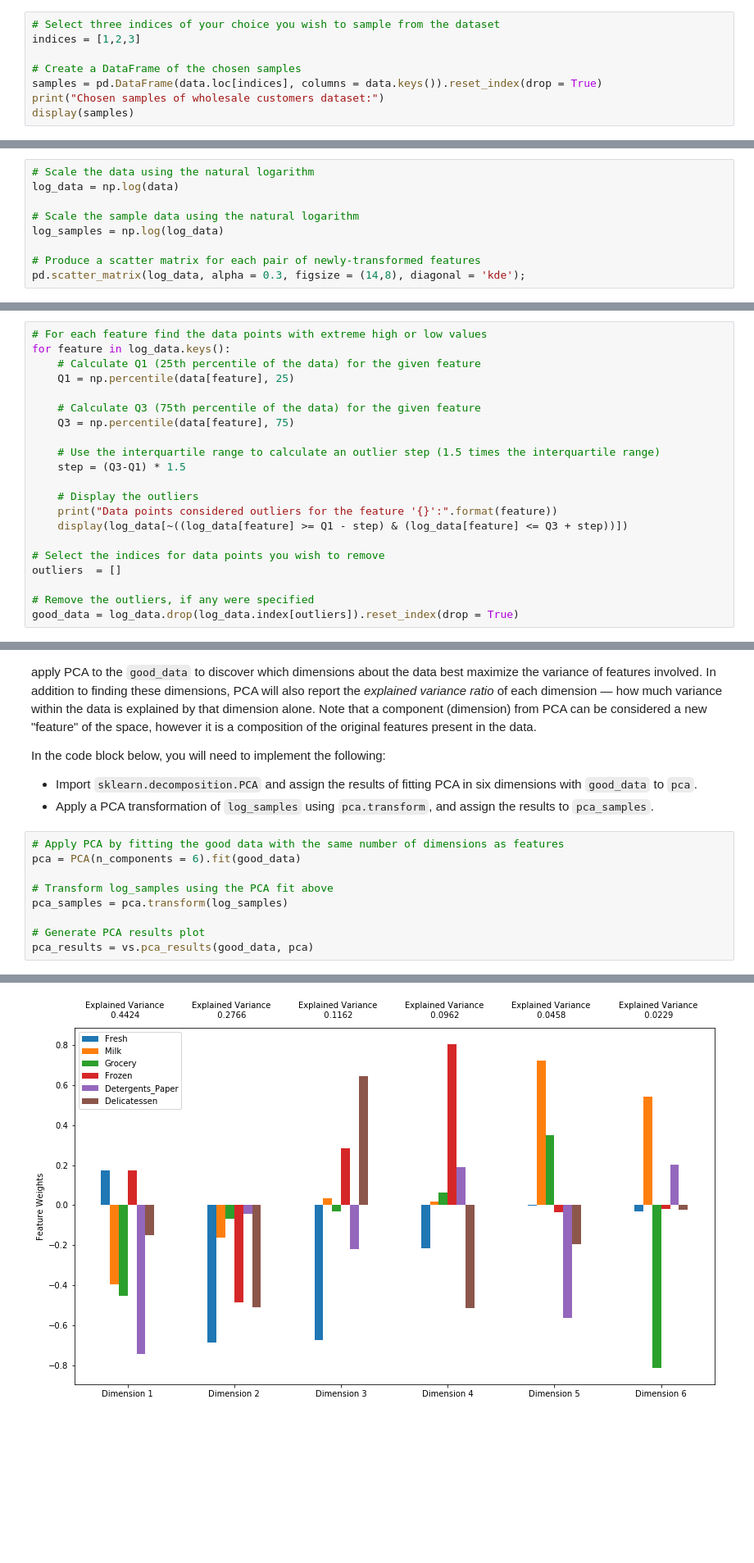
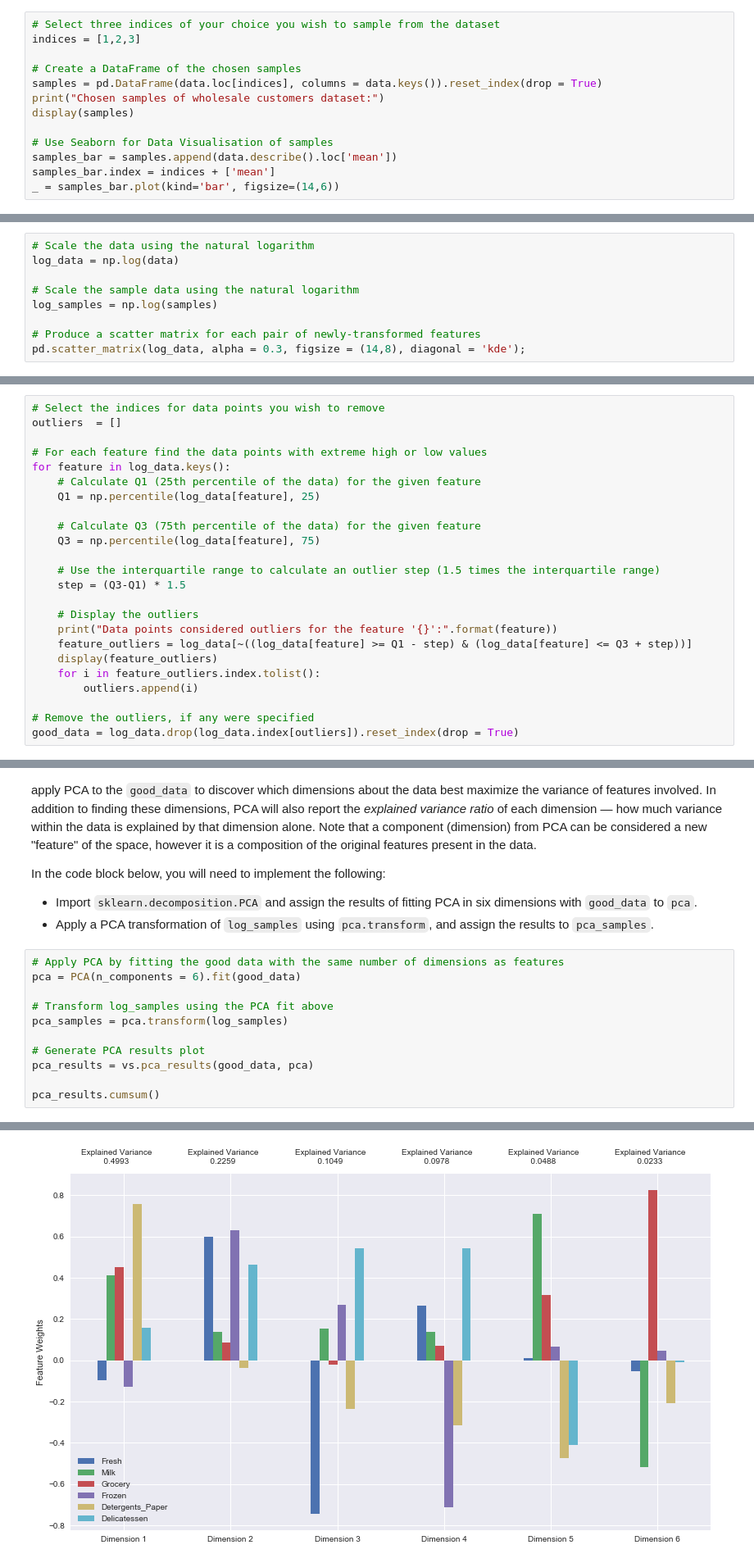
Before and after one commit to paulfoley/Udacity_Nanodegree-Machine_Learning, a Jupyter notebook: projects/customer_segments/customer_segments.ipynb, the cells around one changed output, grey strips where cells are left out. Shown at 82% size. Drawn from its saved outputs; the diff is of its cells as text; blank space fills up the shorter version.

```diff
--- a/projects/customer_segments/customer_segments.ipynb
+++ b/projects/customer_segments/customer_segments.ipynb
@@ -73,6 +74,11 @@ indices = [1,2,3]
 samples = pd.DataFrame(data.loc[indices], columns = data.keys()).reset_index(drop = True)
 print("Chosen samples of wholesale customers dataset:")
 display(samples)
+
+# Use Seaborn for Data Visualisation of samples
+samples_bar = samples.append(data.describe().loc['mean'])
+samples_bar.index = indices + ['mean']
+_ = samples_bar.plot(kind='bar', figsize=(14,6))
 # %% [output]
 Chosen samples of wholesale customers dataset:
 |  | Fresh | Milk | Grocery | Frozen | Detergents_Paper | Delicatessen |
@@ -146,7 +159,7 @@ In the code block below, you will need to implement the following:
 log_data = np.log(data)
 
 # Scale the sample data using the natural logarithm
-log_samples = np.log(log_data)
+log_samples = np.log(samples)
 
 # Produce a scatter matrix for each pair of newly-transformed features
 pd.scatter_matrix(log_data, alpha = 0.3, figsize = (14,8), diagonal = 'kde');
@@ -192,23 +191,26 @@ In the code block below, you will need to implement the following:
 **NOTE:** If you choose to remove any outliers, ensure that the sample data does not contain any of these points!
 Once you have performed this implementation, the dataset will be stored in the variable `good_data`.
 # %%
+# Select the indices for data points you wish to remove
+outliers  = []
+
 # For each feature find the data points with extreme high or low values
 for feature in log_data.keys():
     # Calculate Q1 (25th percentile of the data) for the given feature
-    Q1 = np.percentile(data[feature], 25)
+    Q1 = np.percentile(log_data[feature], 25)
 
     # Calculate Q3 (75th percentile of the data) for the given feature
-    Q3 = np.percentile(data[feature], 75)
+    Q3 = np.percentile(log_data[feature], 75)
 
     # Use the interquartile range to calculate an outlier step (1.5 times the interquartile range)
     step = (Q3-Q1) * 1.5
 
     # Display the outliers
     print("Data points considered outliers for the feature '{}':".format(feature))
-    display(log_data[~((log_data[feature] >= Q1 - step) & (log_data[feature] <= Q3 + step))])
-
-# Select the indices for data points you wish to remove
-outliers  = []
+    feature_outliers = log_data[~((log_data[feature] >= Q1 - step) & (log_data[feature] <= Q3 + step))]
+    display(feature_outliers)
+    for i in feature_outliers.index.tolist():
+        outliers.append(i)
 
 # Remove the outliers, if any were specified
 good_data = log_data.drop(log_data.index[outliers]).reset_index(drop = True)
@@ -250,4 +310,6 @@ pca_samples = pca.transform(log_samples)
 
 # Generate PCA results plot
 pca_results = vs.pca_results(good_data, pca)
+
+pca_results.cumsum()
 # %% [output]
@@ -254,4 +323,4 @@ pca_results = vs.pca_results(good_data, pca)
-[figure, old version]
+[figure, new version]
 # %% [markdown]
 ### Question 5
 *How much variance in the data is explained* ***in total*** *by the first and second principal component? What about the first four principal components? Using the visualization provided above, discuss what the first four dimensions best represent in terms of customer spending.*
```
Also changed, not shown: parts of 33 cells of this notebook, 2 other files.
